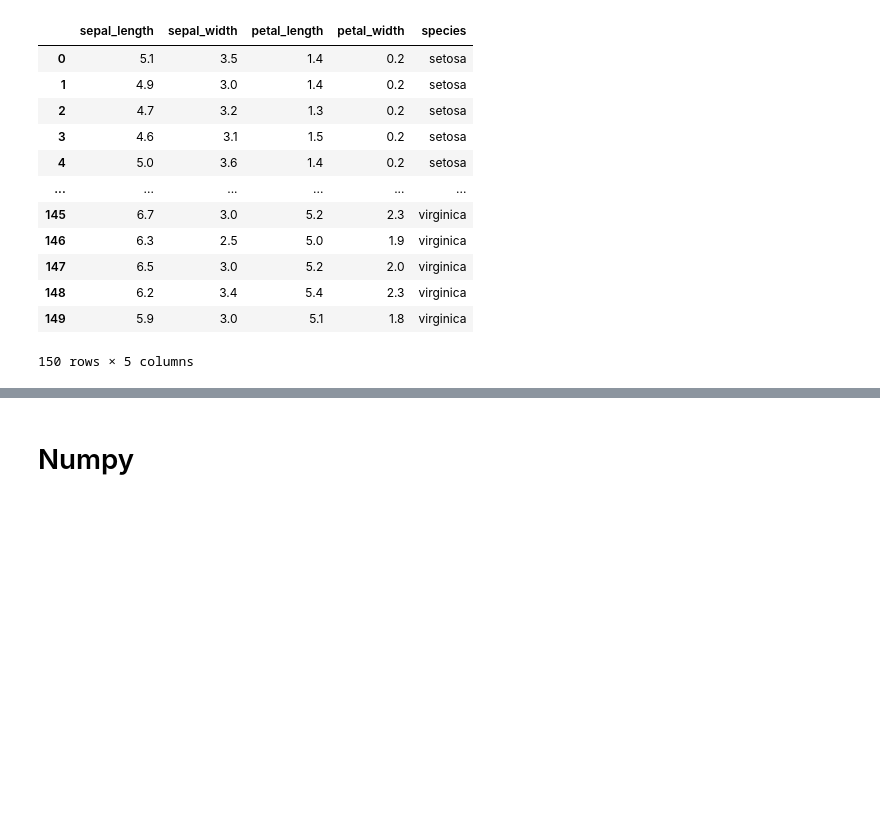
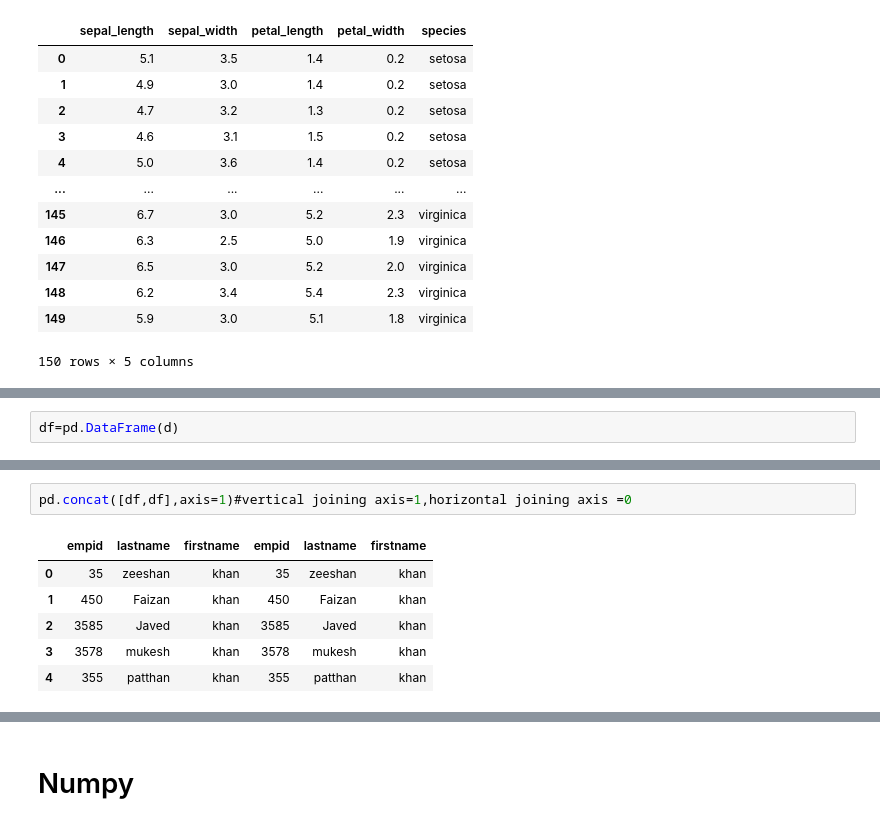
Before and after one commit to Zeeshankhan29/Database, a Jupyter notebook: Knowledge share.ipynb, the cells around one changed output, grey strips where cells are left out. Drawn from its saved outputs; the diff is of its cells as text; blank space fills up the shorter version.

```diff
--- a/Knowledge share.ipynb
+++ b/Knowledge share.ipynb
@@ -1052,0 +1152,2 @@ df4
+# %%
+df=pd.DataFrame(d)
@@ -1052,0 +1200,9 @@ df4
+# %%
+pd.concat([df,df],axis=1)#vertical joining axis=1,horizontal joining axis =0
+# %% [output]
+|  | empid | lastname | firstname | empid | lastname | firstname |
+| 0 | 35 | zeeshan | khan | 35 | zeeshan | khan |
+| 1 | 450 | Faizan | khan | 450 | Faizan | khan |
+| 2 | 3585 | Javed | khan | 3585 | Javed | khan |
+| 3 | 3578 | mukesh | khan | 3578 | mukesh | khan |
+| 4 | 355 | patthan | khan | 355 | patthan | khan |
```
Also changed, not shown: parts of 62 cells of this notebook, 11 other files.
